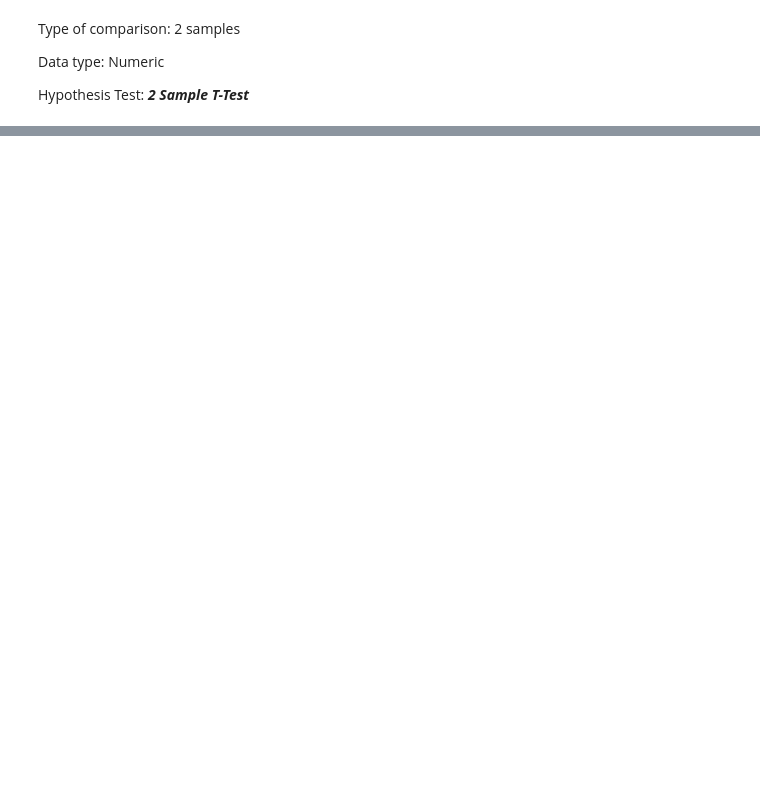
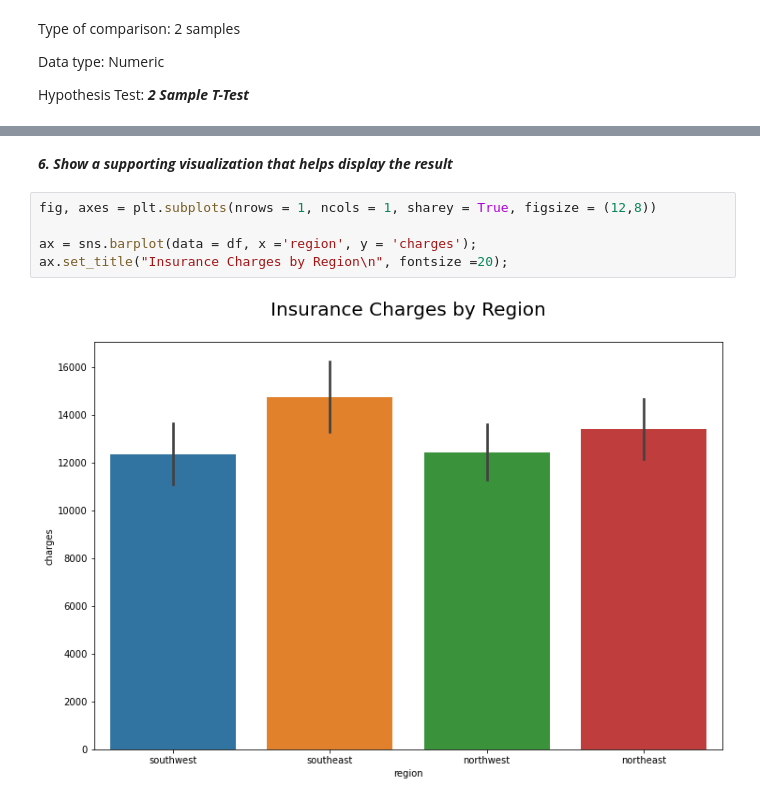
Before and after one commit to starkjones/Hypothesis-Testing, a Jupyter notebook: Hypothesis Testing with Insurance Data.ipynb, the cells around one changed output, grey strips where cells are left out. Drawn from its saved outputs; the diff is of its cells as text; blank space fills up the shorter version.

```diff
--- a/Hypothesis Testing with Insurance Data.ipynb
+++ b/Hypothesis Testing with Insurance Data.ipynb
@@ -47,0 +501,9 @@ nonsmokers = df.loc[df['smoker']=='no'].copy()
+# %% [markdown]
+***6. Show a supporting visualization that helps display the result***
+# %%
+fig, axes = plt.subplots(nrows = 1, ncols = 1, sharey = True, figsize = (12,8))
+
+ax = sns.barplot(data = df, x ='region', y = 'charges');
+ax.set_title("Insurance Charges by Region\n", fontsize =20);
+# %% [output]
+[figure, added]
```
Also changed, not shown: parts of 66 cells of this notebook.
